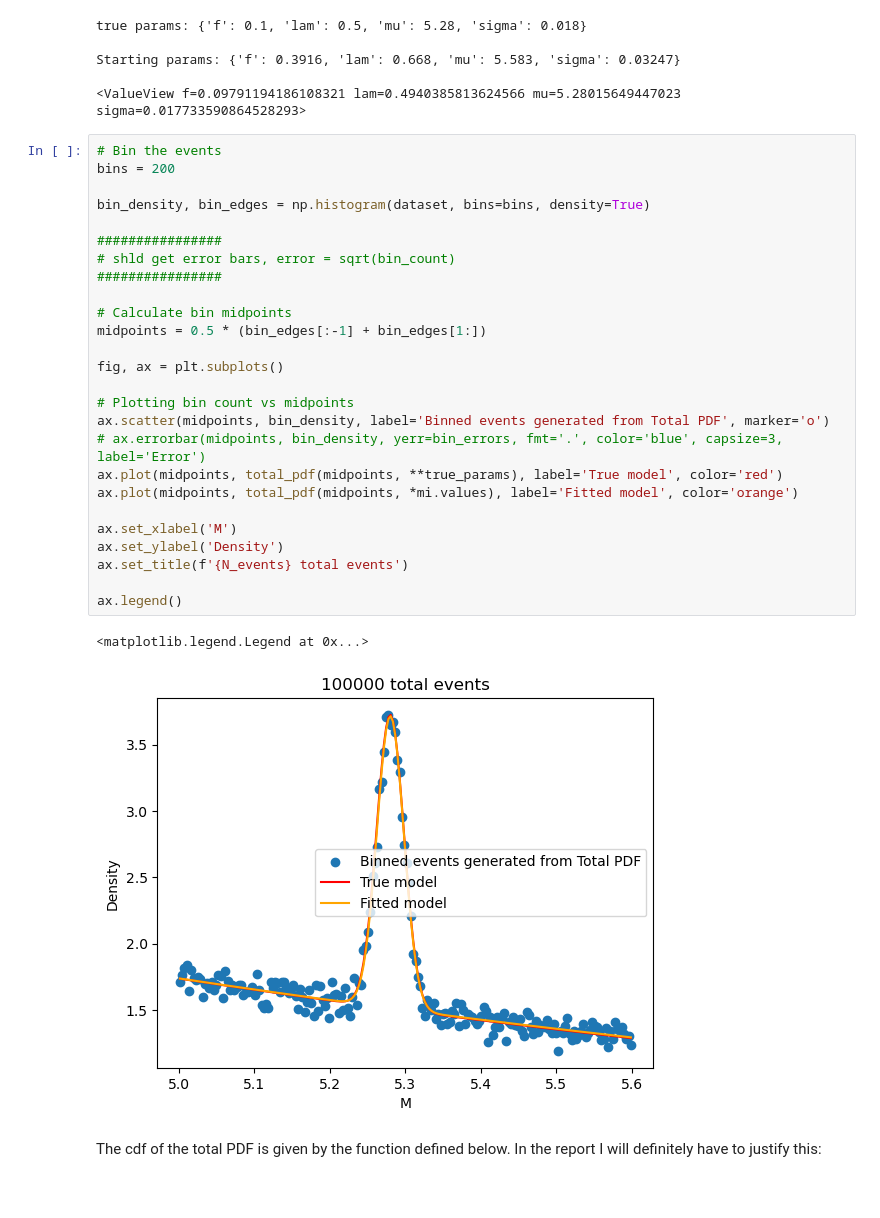
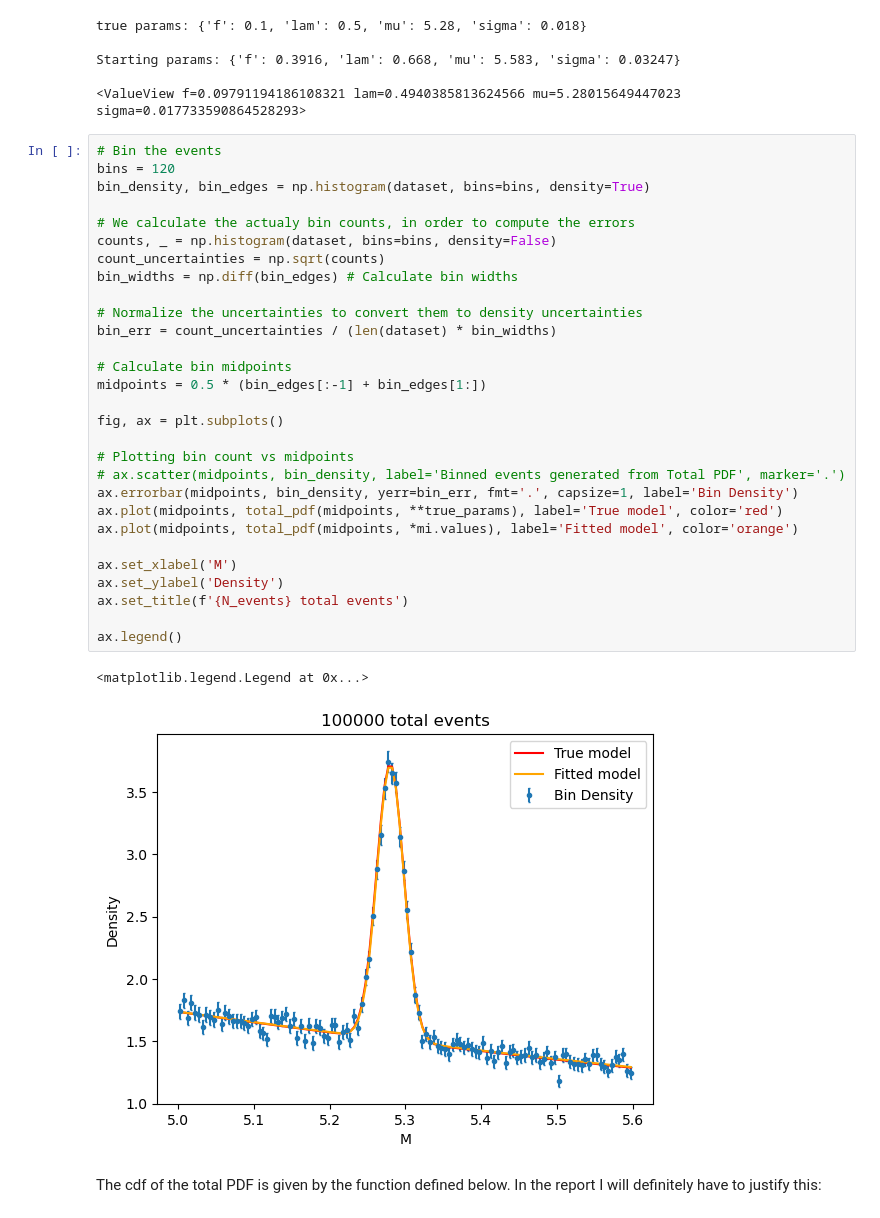
Before and after one commit to knottwill/SignalDiscovery, a Jupyter notebook: src/part_e_experimentation.ipynb, the cells around one changed output. Saved outputs shown, nothing was run; the diff lists cells and outputs as text.

```diff
--- a/src/part_e_experimentation.ipynb
+++ b/src/part_e_experimentation.ipynb
@@ -117,33 +121,36 @@ Starting params: {'f': 0.3916, 'lam': 0.668, 'mu': 5.583, 'sigma': 0.03247}
 <ValueView f=0.09791194186108321 lam=0.4940385813624566 mu=5.28015649447023 sigma=0.017733590864528293>
 # %%
 # Bin the events
-bins = 200
-
+bins = 120
 bin_density, bin_edges = np.histogram(dataset, bins=bins, density=True)
 
-################
-# shld get error bars, error = sqrt(bin_count)
-################
+# We calculate the actualy bin counts, in order to compute the errors
+counts, _ = np.histogram(dataset, bins=bins, density=False)
+count_uncertainties = np.sqrt(counts)
+bin_widths = np.diff(bin_edges) # Calculate bin widths
+
+# Normalize the uncertainties to convert them to density uncertainties
+bin_err = count_uncertainties / (len(dataset) * bin_widths)
 
 # Calculate bin midpoints
 midpoints = 0.5 * (bin_edges[:-1] + bin_edges[1:])
 
 fig, ax = plt.subplots()
 
 # Plotting bin count vs midpoints
-ax.scatter(midpoints, bin_density, label='Binned events generated from Total PDF', marker='o')
-# ax.errorbar(midpoints, bin_density, yerr=bin_errors, fmt='.', color='blue', capsize=3, label='Error')
+# ax.scatter(midpoints, bin_density, label='Binned events generated from Total PDF', marker='.')
+ax.errorbar(midpoints, bin_density, yerr=bin_err, fmt='.', capsize=1, label='Bin Density')
 ax.plot(midpoints, total_pdf(midpoints, **true_params), label='True model', color='red')
 ax.plot(midpoints, total_pdf(midpoints, *mi.values), label='Fitted model', color='orange')
 
 ax.set_xlabel('M')
 ax.set_ylabel('Density')
 ax.set_title(f'{N_events} total events')
 
 ax.legend()
 # %% [output]
 <matplotlib.legend.Legend at 0x...>
-[figure, old version]
+[figure, new version]
 # %% [markdown]
 The cdf of the total PDF is given by the function defined below. In the report I will definitely have to justify this:
 # %%
```
Also changed, not shown: parts of 2 cells of this notebook, 1 other file.
